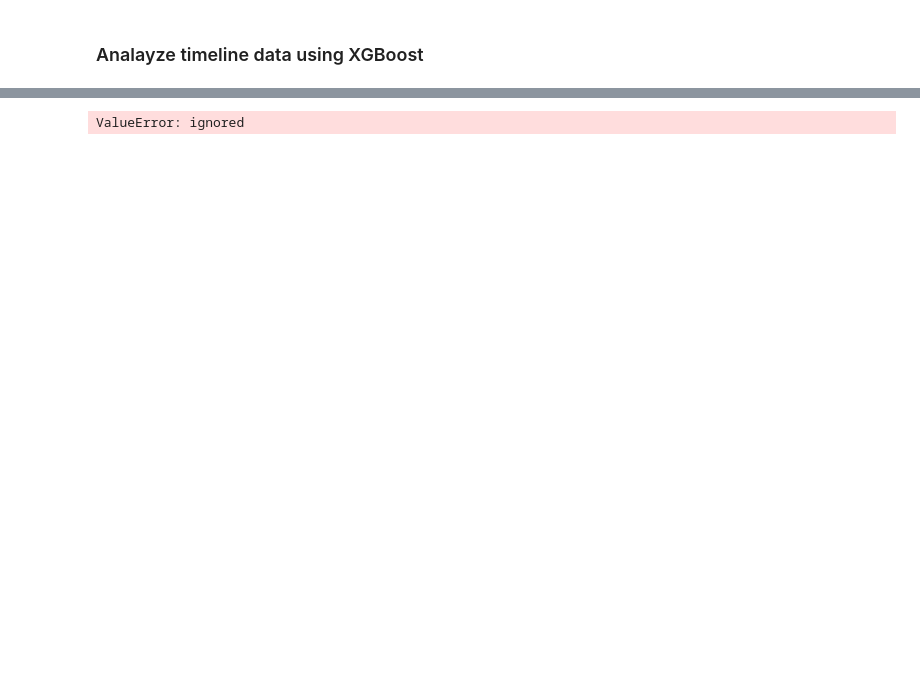
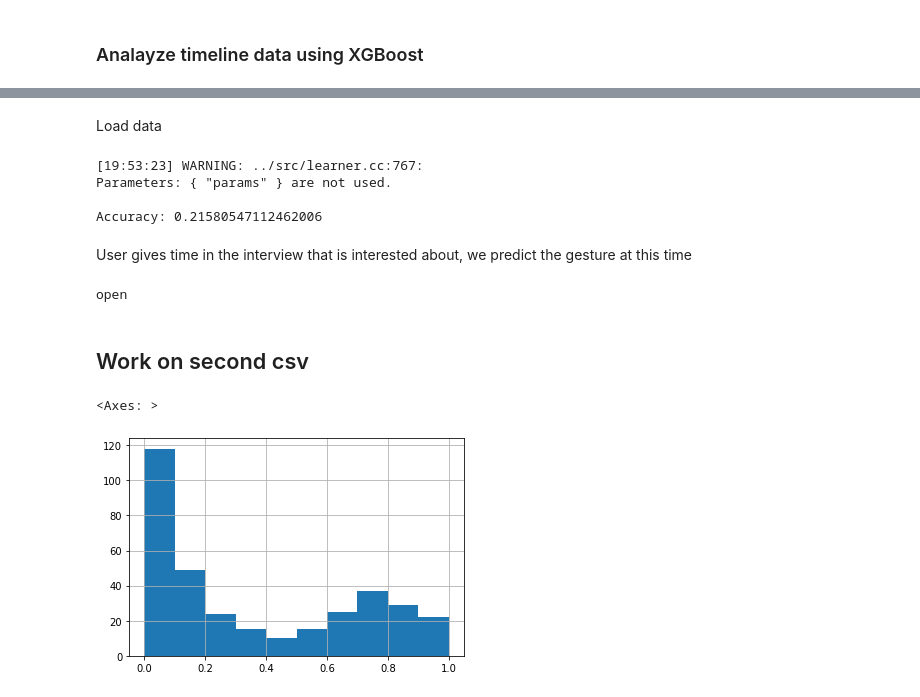
Before and after one commit to OmerSherer/DS_EmpowerView, a Jupyter notebook: ds_report/report_maker.ipynb, the cells around one changed output, grey strips where cells are left out. Saved outputs shown, nothing was run; the diff lists cells and outputs as text; code cells hidden in the pictures; blank space fills up the shorter version.

```diff
--- a/ds_report/report_maker.ipynb
+++ b/ds_report/report_maker.ipynb
@@ -93,0 +157,2 @@ plt.show()
+# %% [markdown]
+Load data
@@ -94,19 +170,8 @@ plt.show()
 # %%
-import pandas as pd
-import xgboost as xgb
-from sklearn.metrics import accuracy_score
-from sklearn.model_selection import train_test_split
+label_encoder = LabelEncoder()
 
-# Load the timeline data
-# You can replace this with your own code to load the timeline
-timeline_data = pd.read_csv('/content/happyvideo1ts.csv')
-
-# Extract the relevant features and target variable
-# You can replace these with your own features
-# X = timeline_data[['duration', 'amplitude']]
-X = timeline_data['timestamp']
-# y = timeline_data['gesture_type']
-y = timeline_data['class']
+# Fit and transform the array to label-encoded classes
+y = label_encoder.fit_transform(y)
 
 # Split the data into training and testing sets
 # You can adjust the test_size parameter to change the split ratio
@@ -115,7 +180,7 @@ X_train, X_test, y_train, y_test = train_test_split(X, y, test_size=0.2, random_
 # Define the XGBoost model
 params = {
     'objective': 'multi:softmax',
-    'num_class': len(y.unique())
+    'num_class': len(np.unique(y))
 }
 model = xgb.XGBClassifier(params=params)
 
@@ -129,4 +194,37 @@ y_pred = model.predict(X_test)
 accuracy = accuracy_score(y_test, y_pred)
 print('Accuracy:', accuracy)
 # %% [output]
-ValueError: ignored
+[19:53:23] WARNING: ../src/learner.cc:767:
+Parameters: { "params" } are not used.
+
+Accuracy: 0.21580547112462006
+# %% [markdown]
+User gives time in the interview that is interested about, we predict the gesture at this time
+# %%
+
+
+X = timeline_data['timestamp']
+datetimes = [datetime.datetime.fromtimestamp(t) for t in X]
+# Calculate the time delta between the first timestamp and each subsequent timestamp
+deltas = [(d - datetimes[0]).total_seconds() for d in datetimes]
+
+# Convert the time deltas to a zero-indexed list of seconds
+seconds = [int(delta) for delta in deltas]
+index = seconds.index(54)
+X = pd.Series(data=X, index=[index])
+y_pred = model.predict(X)
+for pred in y_pred:
+  print(gesture_types[pred])
+# %% [output]
+open
+# %% [markdown]
+## Work on second csv
+# %%
+gestures_class = pd.read_csv('/content/interview_1_class (1).csv')
+
+gestures_class_clean = gestures_class.drop(columns="Unnamed: 0")
+# %%
+gestures_class_clean['heppy'].hist()
+# %% [output]
+<Axes: >
+[figure, added]
```
Also changed, not shown: parts of 30 cells of this notebook.
